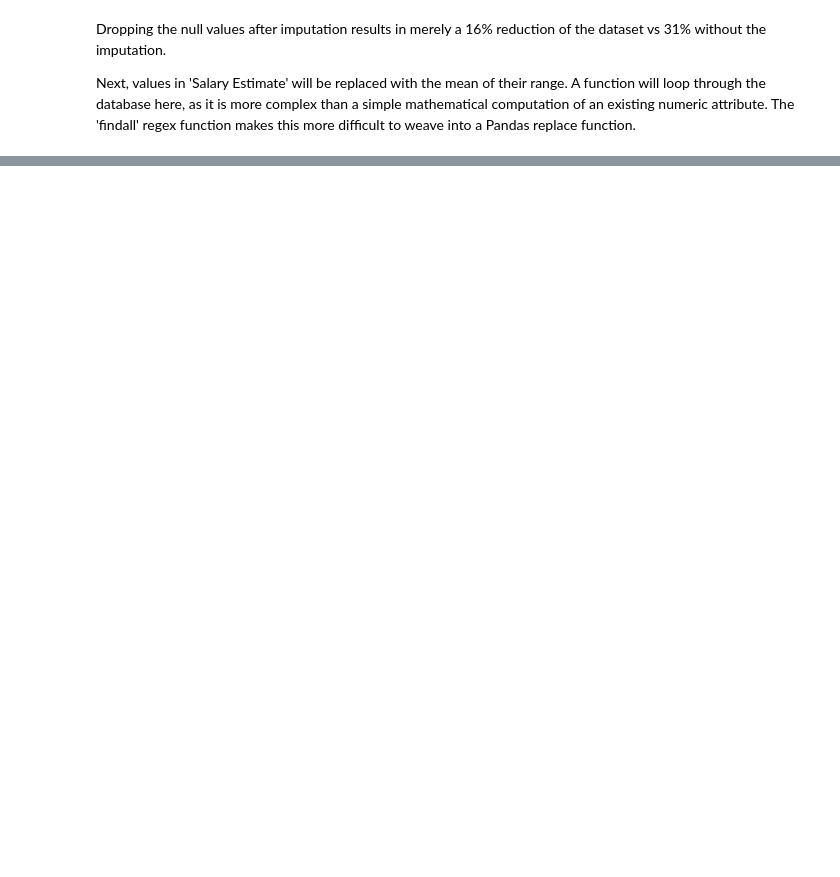
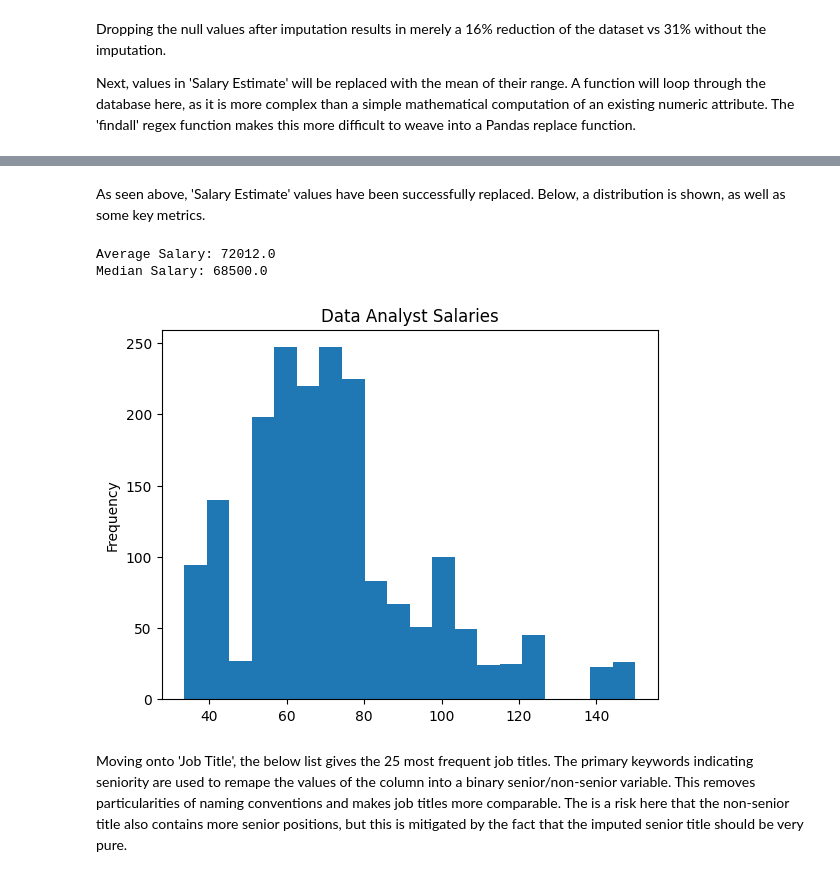
Before and after one commit to iansind/tech-jobs-clustering, a Jupyter notebook: tech_jobs_unsupervised_analysis.ipynb, the cells around one changed output, grey strips where cells are left out. Drawn from its saved outputs; the diff is of its cells as text; code cells hidden in the pictures; blank space fills up the shorter version.

```diff
--- a/tech_jobs_unsupervised_analysis.ipynb
+++ b/tech_jobs_unsupervised_analysis.ipynb
@@ -158,3 +170,16 @@ df.head()
+# %% [markdown]
+As seen above, 'Salary Estimate' values have been successfully replaced. Below, a distribution is shown, as well as some key metrics.
+# %%
+df['Salary Estimate'].plot(kind='hist', title='Data Analyst Salaries', bins=20)
+sal_mean = df['Salary Estimate'].mean() * 1000
+sal_med = df['Salary Estimate'].median() * 1000
+print(f'Average Salary: {np.round(sal_mean)}\nMedian Salary: {sal_med}')
+# %% [output]
+Average Salary: 72012.0
+Median Salary: 68500.0
+[figure, added]
+# %% [markdown]
+Moving onto 'Job Title', the below list gives the 25 most frequent job titles. The primary keywords indicating seniority are used to remape the values of the column into a binary senior/non-senior variable. This removes particularities of naming conventions and makes job titles more comparable. The is a risk here that the non-senior title also contains more senior positions, but this is mitigated by the fact that the imputed senior title should be very pure.
 # %%
 df['Job Title'].value_counts()[:25]
 # %% [output]
```
Also changed, not shown: parts of 21 cells of this notebook.
